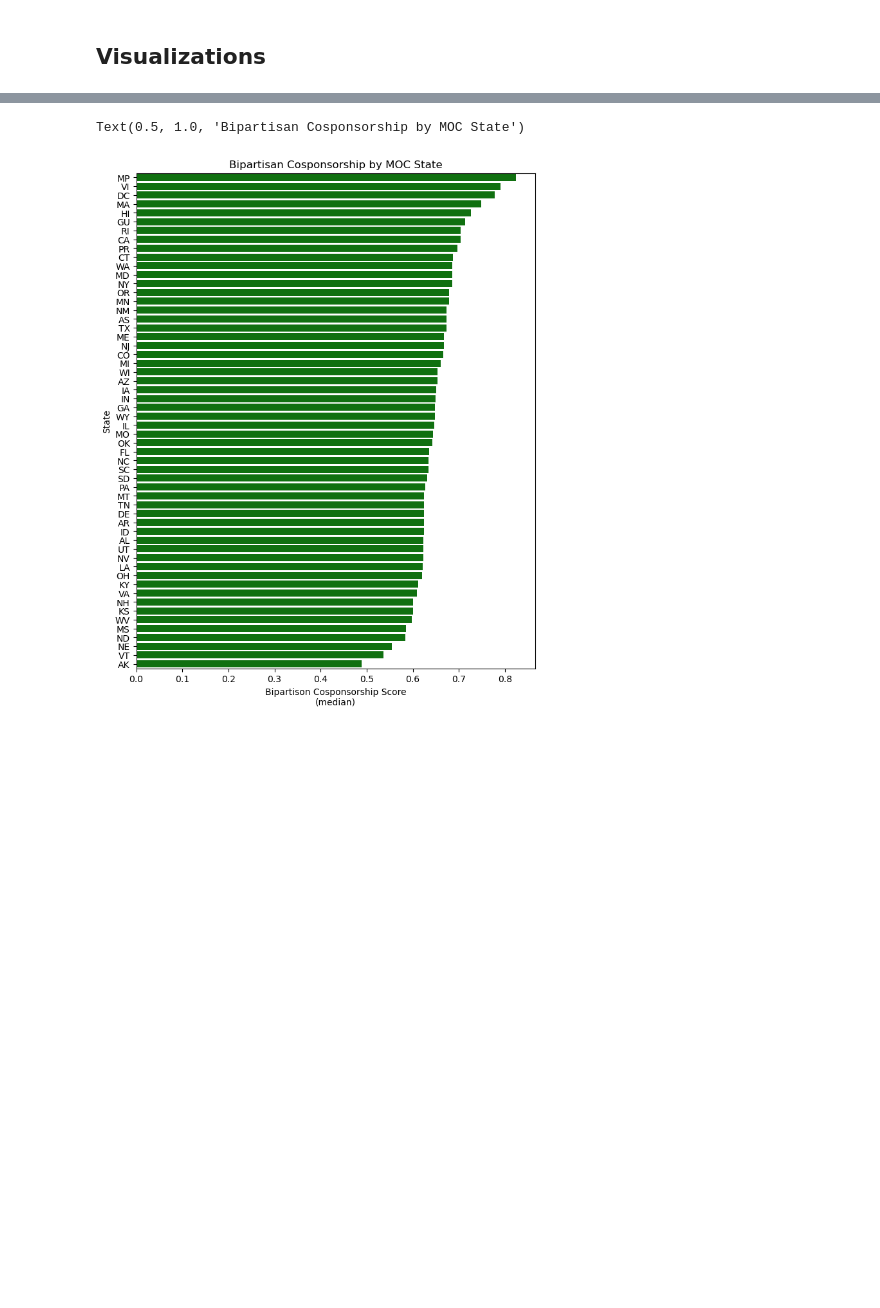
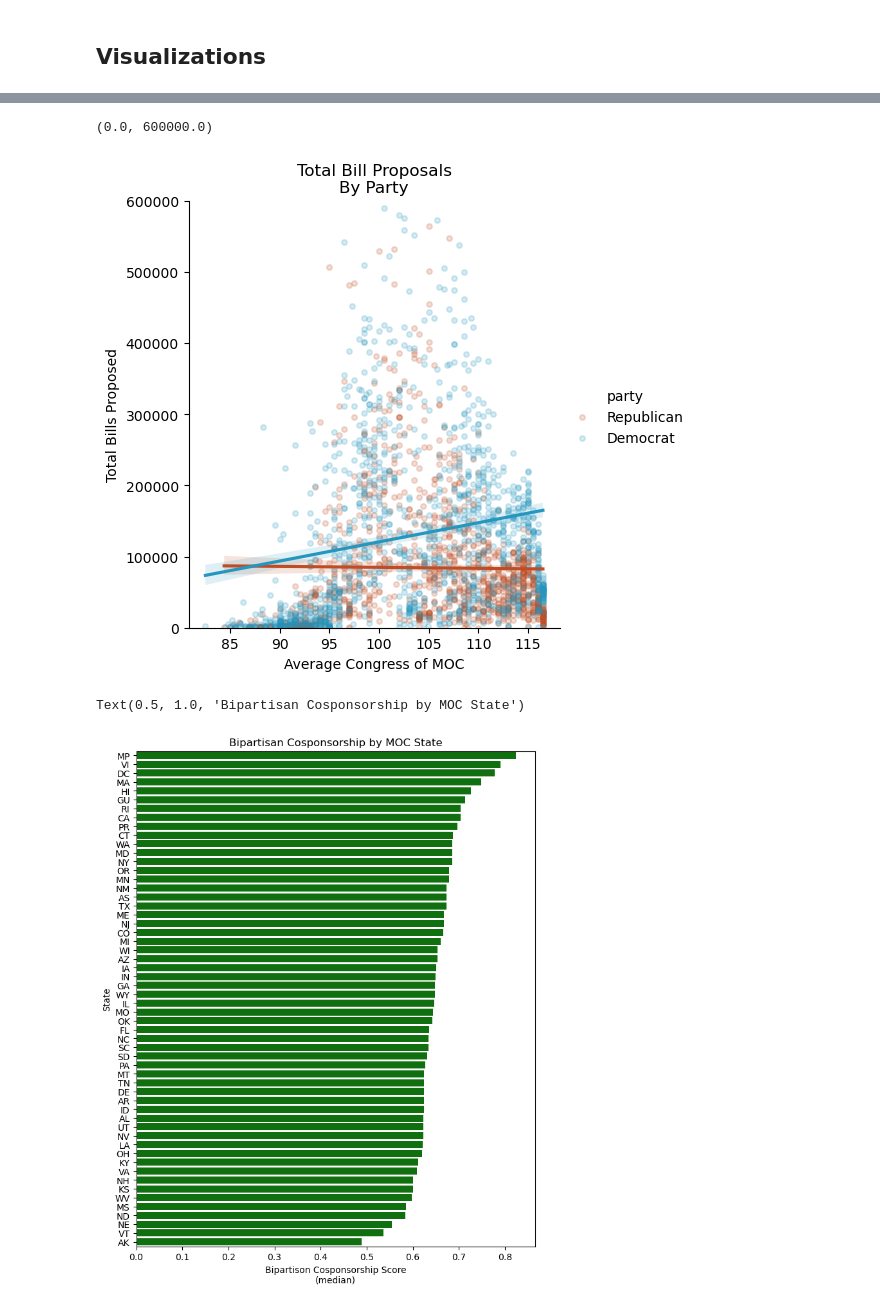
Before and after one commit to hhuntz/congressional_networks, a Jupyter notebook: visualization.ipynb, the cells around one changed output, grey strips where cells are left out. Drawn from its saved outputs; the diff is of its cells as text; code cells hidden in the pictures; blank space fills up the shorter version.

```diff
--- a/visualization.ipynb
+++ b/visualization.ipynb
@@ -17,3 +30,15 @@ chamber = {'sen': sns.color_palette()[5], 'rep': sns.color_palette()[6]}
+# %%
+# chart avg cosponsorships per member over time
+sns.lmplot(data = df, x = 'avg_congress', y = 'total_edge_weight',
+           hue = 'party',scatter_kws = {'alpha': 0.2, 's': 15},
+           palette = party)
+plt.xlabel("Average Congress of MOC")
+plt.ylabel("Total Bills Proposed")
+plt.title("Total Bill Proposals\nBy Party")
+plt.ylim(0,600000)
+# %% [output]
+(0.0, 600000.0)
+[figure, added]
 # %%
 # chart bipart score by state
 order = df.groupby(["state"])['bipartisan_cosponsorship_score'].aggregate(np.median).reset_index(
```
Also changed, not shown: parts of 3 cells of this notebook.
